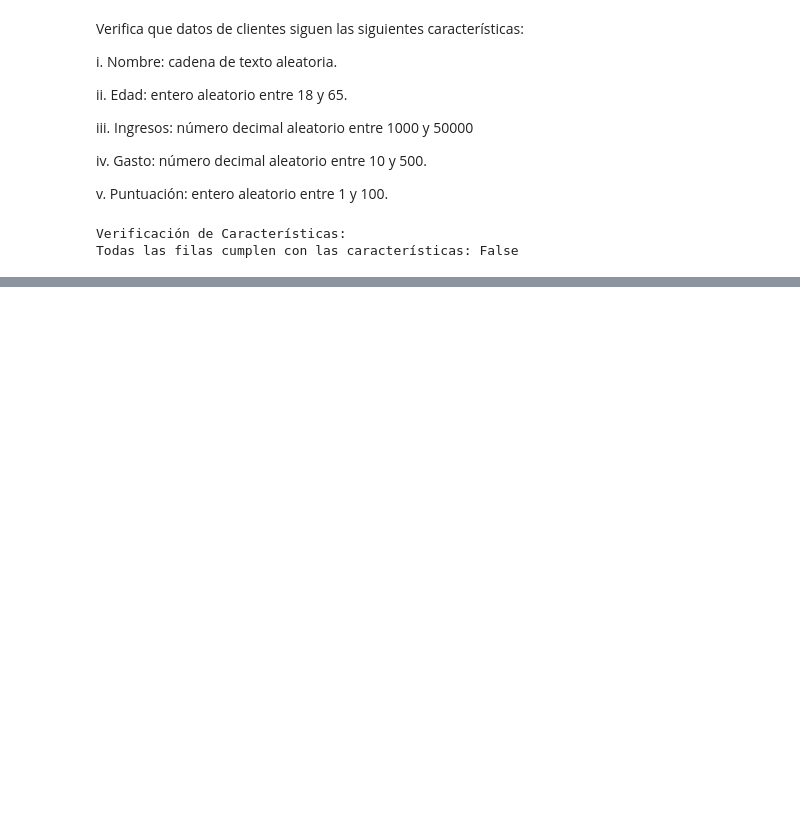
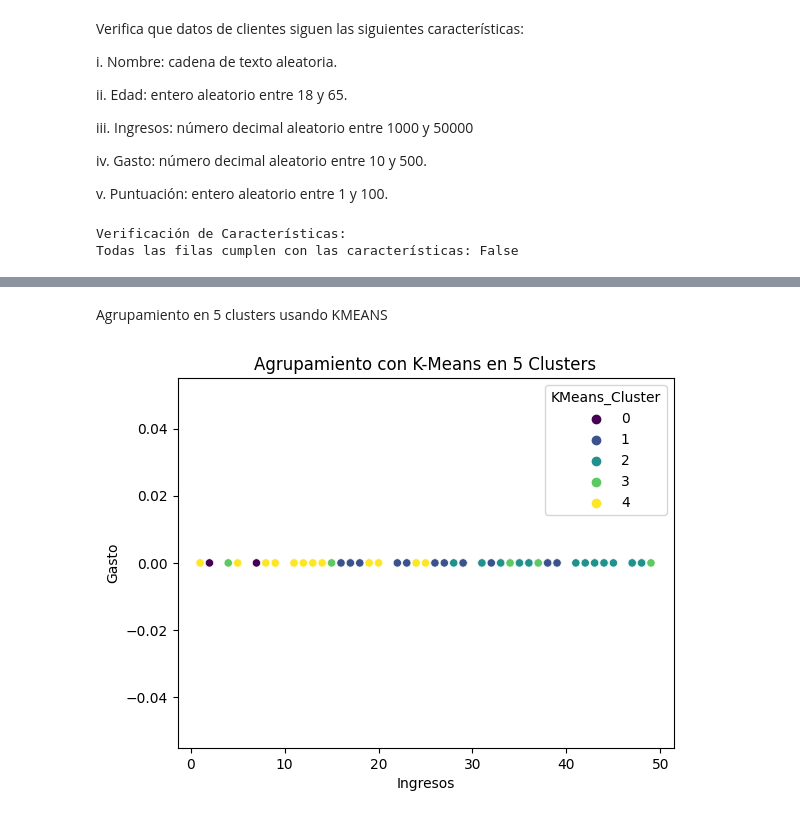
Before and after one commit to fpabi/Tareas, a Jupyter notebook: Tarea_18.ipynb, the cells around one changed output, grey strips where cells are left out. Saved outputs shown, nothing was run; the diff lists cells and outputs as text; code cells hidden in the pictures; blank space fills up the shorter version.

```diff
--- a/Tarea_18.ipynb
+++ b/Tarea_18.ipynb
@@ -106,0 +169,13 @@ Todas las filas cumplen con las características: False
+# %% [markdown]
+Agrupamiento en 5 clusters usando KMEANS
+# %%
+# 1. Aplicar KMeans para agrupar en 5 clusters
+kmeans = KMeans(n_clusters=5)
+clientes['KMeans_Cluster'] = kmeans.fit_predict(data_scaled)
+
+# 2. Visualización de los resultados
+sns.scatterplot(data=clientes, x='Ingresos', y='Gasto', hue='KMeans_Cluster', palette='viridis')
+plt.title("Agrupamiento con K-Means en 5 Clusters")
+plt.show()
+# %% [output]
+[figure, added]
```
Also changed, not shown: parts of 7 cells of this notebook.
